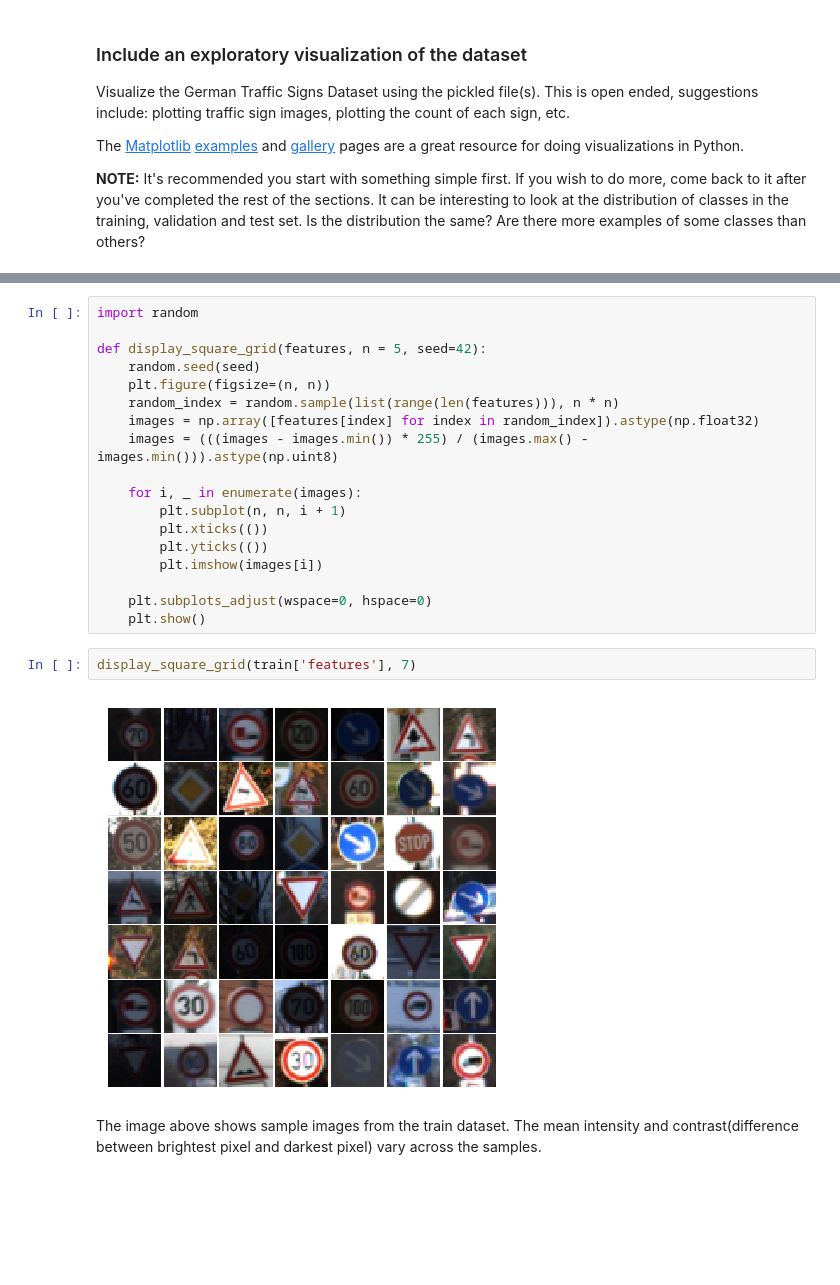
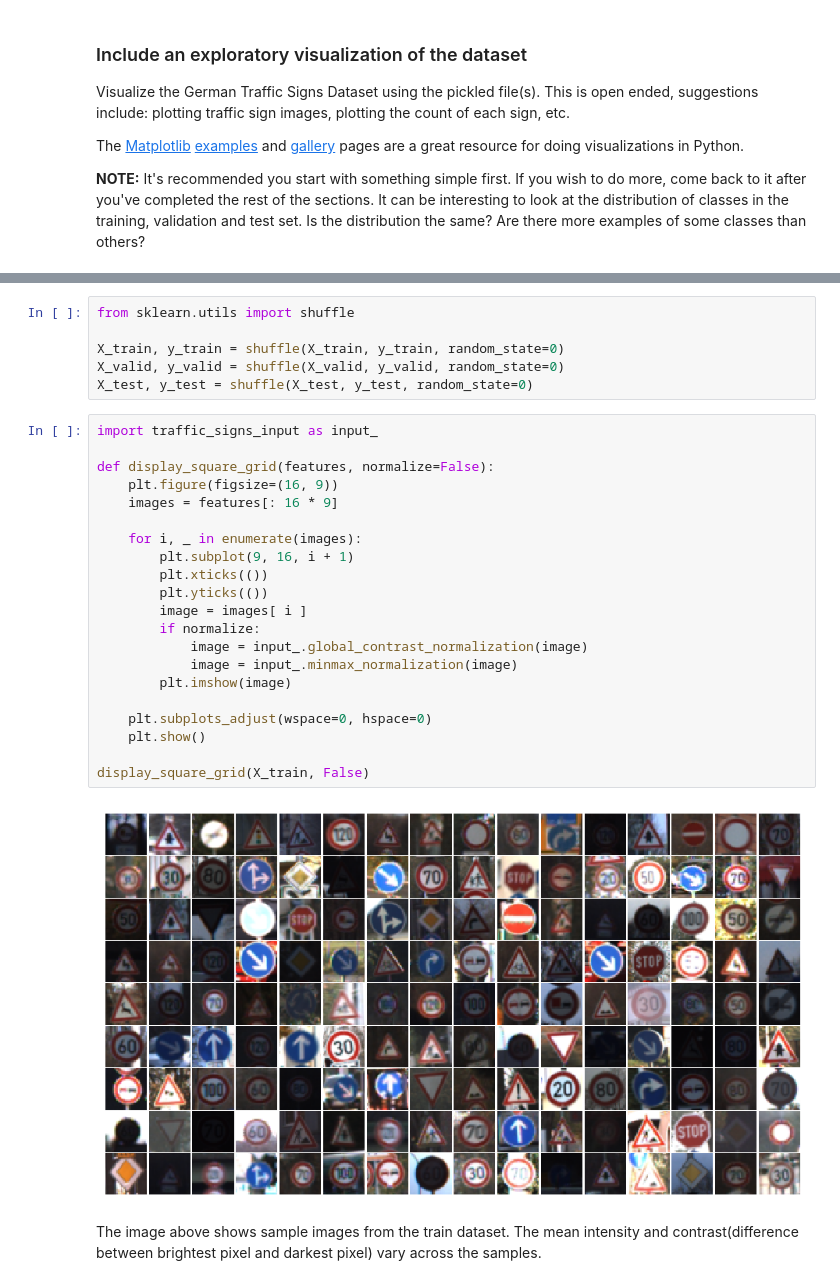
Before and after one commit to JennyLeeStat/TrafficSigns, a Jupyter notebook: traffic_signs.ipynb, the cells around one changed output, grey strips where cells are left out. Drawn from its saved outputs; the diff is of its cells as text; blank space fills up the shorter version.

```diff
--- a/traffic_signs.ipynb
+++ b/traffic_signs.ipynb
@@ -135,25 +167,32 @@ plt.style.use('ggplot')
+# %%
+from sklearn.utils import shuffle
+
+X_train, y_train = shuffle(X_train, y_train, random_state=0)
+X_valid, y_valid = shuffle(X_valid, y_valid, random_state=0)
+X_test, y_test = shuffle(X_test, y_test, random_state=0)
 # %%
-import random
+import traffic_signs_input as input_
 
-def display_square_grid(features, n = 5, seed=42):
-    random.seed(seed)
-    plt.figure(figsize=(n, n))
-    random_index = random.sample(list(range(len(features))), n * n)
-    images = np.array([features[index] for index in random_index]).astype(np.float32)
-    images = (((images - images.min()) * 255) / (images.max() - images.min())).astype(np.uint8)
+def display_square_grid(features, normalize=False):
+    plt.figure(figsize=(16, 9))
+    images = features[: 16 * 9]
 
     for i, _ in enumerate(images):
-        plt.subplot(n, n, i + 1)
+        plt.subplot(9, 16, i + 1)
         plt.xticks(())
         plt.yticks(())
-        plt.imshow(images[i])
+        image = images[ i ]
+        if normalize:
+            image = input_.global_contrast_normalization(image)
+            image = input_.minmax_normalization(image)
+        plt.imshow(image)
 
     plt.subplots_adjust(wspace=0, hspace=0)
     plt.show()
+
+display_square_grid(X_train, False)
+# %% [output]
+[figure, added]
-# %%
-display_square_grid(train['features'], 7)
-# %% [output]
-[figure, removed]
 # %% [markdown]
 The image above shows sample images from the train dataset. The mean intensity and contrast(difference between brightest pixel and darkest pixel) vary across the samples.
 # %%
```
Also changed, not shown: parts of 35 cells of this notebook, 2 other files.
